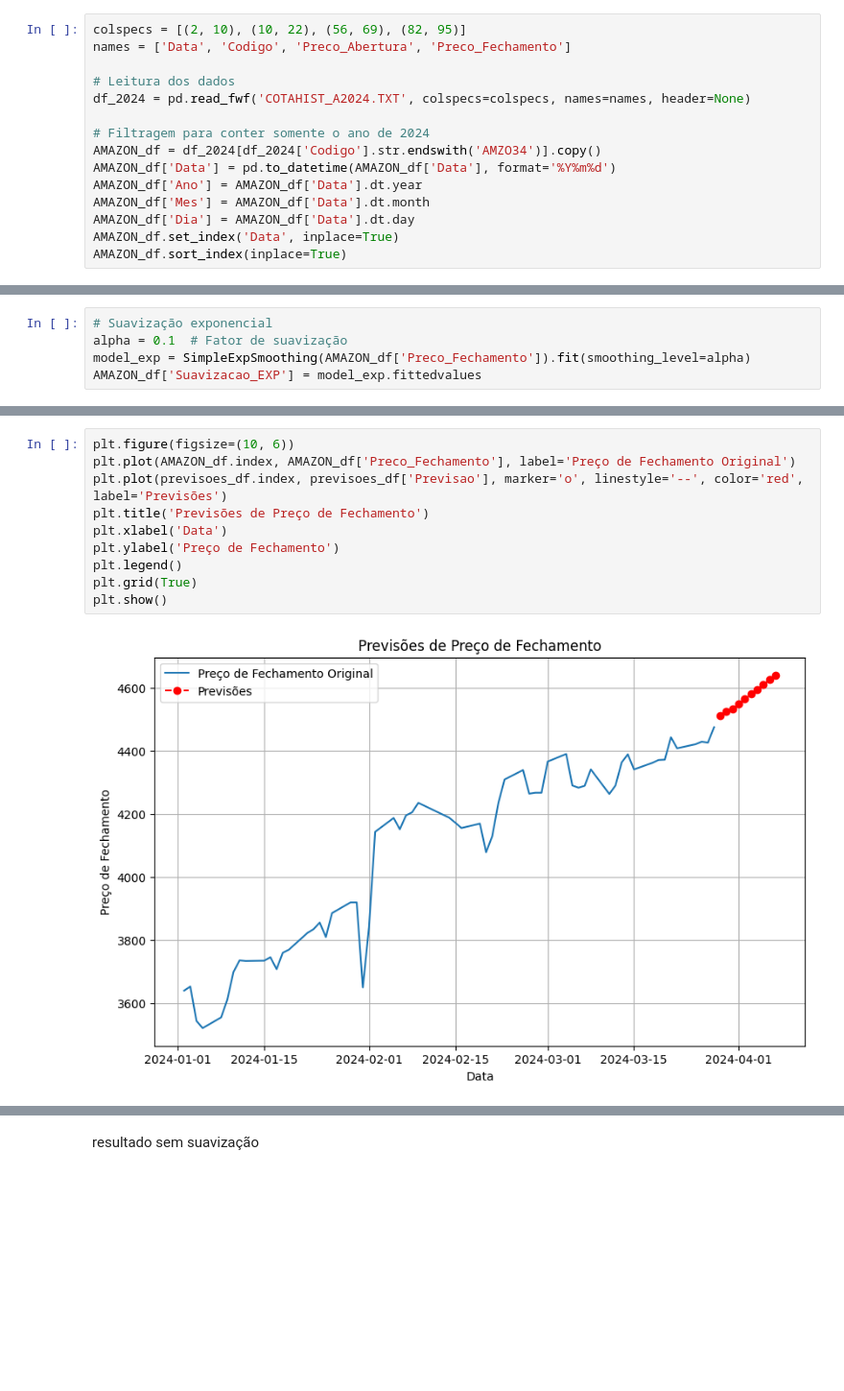
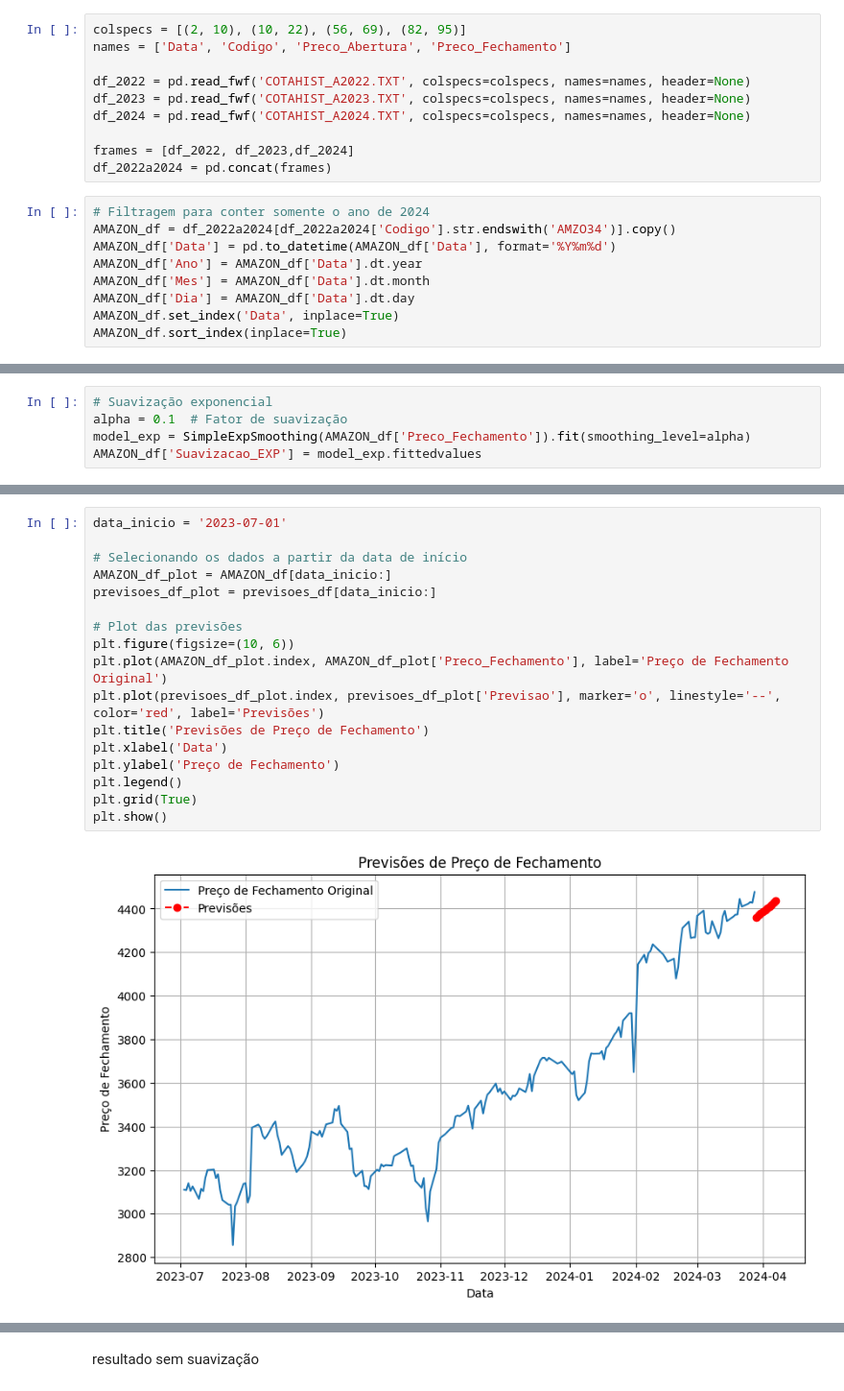
Before and after one commit to sergiolfaria/Atividades_Ciencia_De_Dados, a Jupyter notebook: Trabalho Arima/Arima.ipynb, the cells around one changed output, grey strips where cells are left out. Shown at 96% size. Drawn from its saved outputs; the diff is of its cells as text; blank space fills up the shorter version.

```diff
--- a/Trabalho Arima/Arima.ipynb
+++ b/Trabalho Arima/Arima.ipynb
@@ -9,15 +9,19 @@ from statsmodels.tsa.seasonal import seasonal_decompose
 from statsmodels.tsa.api import SimpleExpSmoothing
 import warnings
 warnings.filterwarnings("ignore")
+# %%
+colspecs = [(2, 10), (10, 22), (56, 69), (82, 95)]
+names = ['Data', 'Codigo', 'Preco_Abertura', 'Preco_Fechamento']
+
+df_2022 = pd.read_fwf('COTAHIST_A2022.TXT', colspecs=colspecs, names=names, header=None)
+df_2023 = pd.read_fwf('COTAHIST_A2023.TXT', colspecs=colspecs, names=names, header=None)
+df_2024 = pd.read_fwf('COTAHIST_A2024.TXT', colspecs=colspecs, names=names, header=None)
+
+frames = [df_2022, df_2023,df_2024]
+df_2022a2024 = pd.concat(frames)
 # %%
-colspecs = [(2, 10), (10, 22), (56, 69), (82, 95)]
-names = ['Data', 'Codigo', 'Preco_Abertura', 'Preco_Fechamento']
-
-# Leitura dos dados
-df_2024 = pd.read_fwf('COTAHIST_A2024.TXT', colspecs=colspecs, names=names, header=None)
-
 # Filtragem para conter somente o ano de 2024
-AMAZON_df = df_2024[df_2024['Codigo'].str.endswith('AMZO34')].copy()
+AMAZON_df = df_2022a2024[df_2022a2024['Codigo'].str.endswith('AMZO34')].copy()
 AMAZON_df['Data'] = pd.to_datetime(AMAZON_df['Data'], format='%Y%m%d')
 AMAZON_df['Ano'] = AMAZON_df['Data'].dt.year
 AMAZON_df['Mes'] = AMAZON_df['Data'].dt.month
@@ -128,12 +132,19 @@ plt.show()
 # %%
+data_inicio = '2023-07-01'
+
+# Selecionando os dados a partir da data de início
+AMAZON_df_plot = AMAZON_df[data_inicio:]
+previsoes_df_plot = previsoes_df[data_inicio:]
+
+# Plot das previsões
 plt.figure(figsize=(10, 6))
-plt.plot(AMAZON_df.index, AMAZON_df['Preco_Fechamento'], label='Preço de Fechamento Original')
-plt.plot(previsoes_df.index, previsoes_df['Previsao'], marker='o', linestyle='--', color='red', label='Previsões')
+plt.plot(AMAZON_df_plot.index, AMAZON_df_plot['Preco_Fechamento'], label='Preço de Fechamento Original')
+plt.plot(previsoes_df_plot.index, previsoes_df_plot['Previsao'], marker='o', linestyle='--', color='red', label='Previsões')
 plt.title('Previsões de Preço de Fechamento')
 plt.xlabel('Data')
 plt.ylabel('Preço de Fechamento')
 plt.legend()
 plt.grid(True)
 plt.show()
 # %% [output]
-[figure, old version]
+[figure, new version]
```
Also changed, not shown: parts of 10 cells of this notebook.
